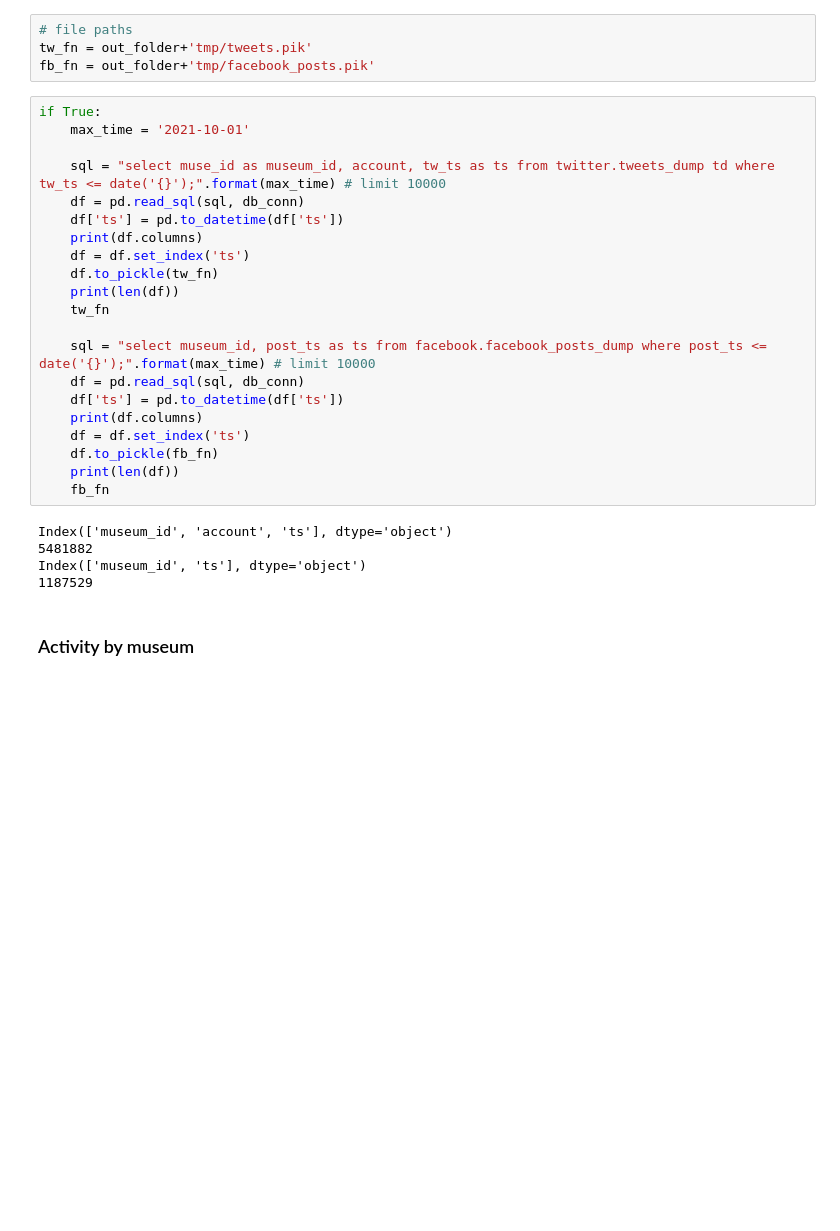
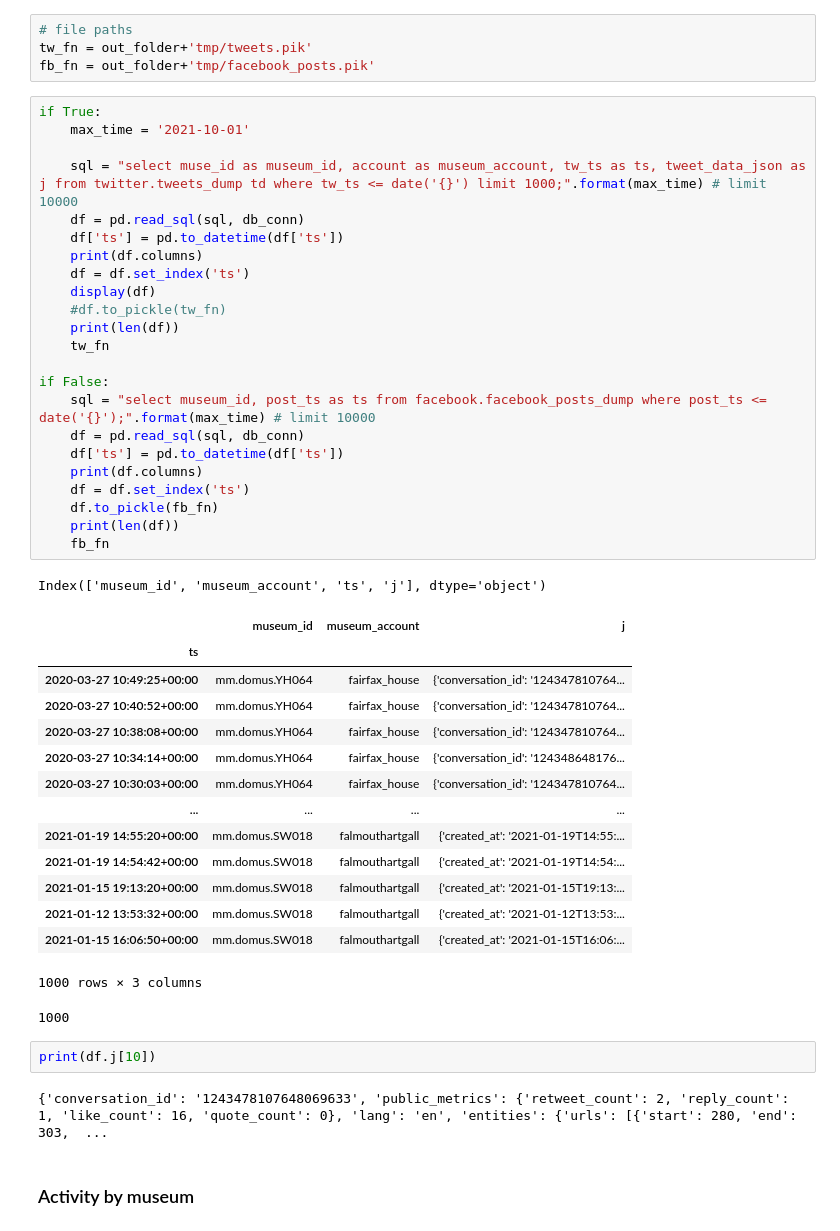
Before and after one commit to Birkbeck/museums-in-the-pandemic, a Jupyter notebook: mip/notebooks_py/03_social_media_analytics.ipynb, the cells around one changed output. Saved outputs shown, nothing was run; the diff lists cells and outputs as text; blank space fills up the shorter version.

Commit message:
twitter scrape with correct accounts

```diff
--- a/mip/notebooks_py/03_social_media_analytics.ipynb
+++ b/mip/notebooks_py/03_social_media_analytics.ipynb
@@ -256,29 +256,47 @@ fb_fn = out_folder+'tmp/facebook_posts.pik'
 # %%
 if True:
     max_time = '2021-10-01'
 
-    sql = "select muse_id as museum_id, account, tw_ts as ts from twitter.tweets_dump td where tw_ts <= date('{}');".format(max_time) # limit 10000
+    sql = "select muse_id as museum_id, account as museum_account, tw_ts as ts, tweet_data_json as j from twitter.tweets_dump td where tw_ts <= date('{}') limit 1000;".format(max_time) # limit 10000
     df = pd.read_sql(sql, db_conn)
     df['ts'] = pd.to_datetime(df['ts'])
     print(df.columns)
     df = df.set_index('ts')
-    df.to_pickle(tw_fn)
+    display(df)
+    #df.to_pickle(tw_fn)
     print(len(df))
     tw_fn
 
+if False:
     sql = "select museum_id, post_ts as ts from facebook.facebook_posts_dump where post_ts <= date('{}');".format(max_time) # limit 10000
     df = pd.read_sql(sql, db_conn)
     df['ts'] = pd.to_datetime(df['ts'])
     print(df.columns)
     df = df.set_index('ts')
     df.to_pickle(fb_fn)
     print(len(df))
     fb_fn
 # %% [output]
-Index(['museum_id', 'account', 'ts'], dtype='object')
-5481882
-Index(['museum_id', 'ts'], dtype='object')
-1187529
+Index(['museum_id', 'museum_account', 'ts', 'j'], dtype='object')
+|  | museum_id | museum_account | j |
+| ts |  |  |  |
+| 2020-03-27 10:49:25+00:00 | mm.domus.YH064 | fairfax_house | {'conversation_id': '124347810764... |
+| 2020-03-27 10:40:52+00:00 | mm.domus.YH064 | fairfax_house | {'conversation_id': '124347810764... |
+| 2020-03-27 10:38:08+00:00 | mm.domus.YH064 | fairfax_house | {'conversation_id': '124347810764... |
+| 2020-03-27 10:34:14+00:00 | mm.domus.YH064 | fairfax_house | {'conversation_id': '124348648176... |
+| 2020-03-27 10:30:03+00:00 | mm.domus.YH064 | fairfax_house | {'conversation_id': '124347810764... |
+| ... | ... | ... | ... |
+| 2021-01-19 14:55:20+00:00 | mm.domus.SW018 | falmouthartgall | {'created_at': '2021-01-19T14:55:... |
+| 2021-01-19 14:54:42+00:00 | mm.domus.SW018 | falmouthartgall | {'created_at': '2021-01-19T14:54:... |
+| 2021-01-15 19:13:20+00:00 | mm.domus.SW018 | falmouthartgall | {'created_at': '2021-01-15T19:13:... |
+| 2021-01-12 13:53:32+00:00 | mm.domus.SW018 | falmouthartgall | {'created_at': '2021-01-12T13:53:... |
+| 2021-01-15 16:06:50+00:00 | mm.domus.SW018 | falmouthartgall | {'created_at': '2021-01-15T16:06:... |
+1000 rows × 3 columns
+1000
+# %%
+print(df.j[10])
+# %% [output]
+{'conversation_id': '1243478107648069633', 'public_metrics': {'retweet_count': 2, 'reply_count': 1, 'like_count': 16, 'quote_count': 0}, 'lang': 'en', 'entities': {'urls': [{'start': 280, 'end': 303,  ...
 # %% [markdown]
 ### Activity by museum
 # %%
```
Also changed, not shown: 3 other files.
